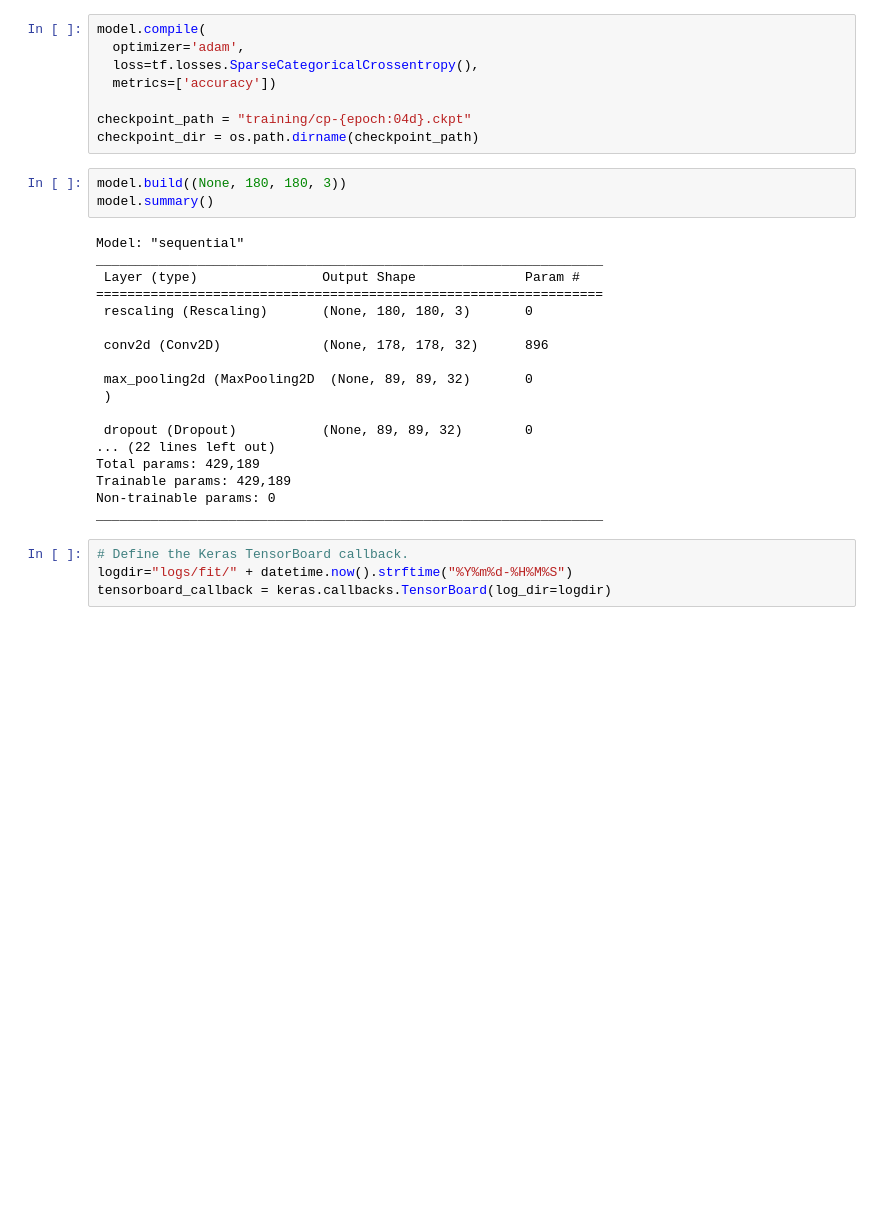
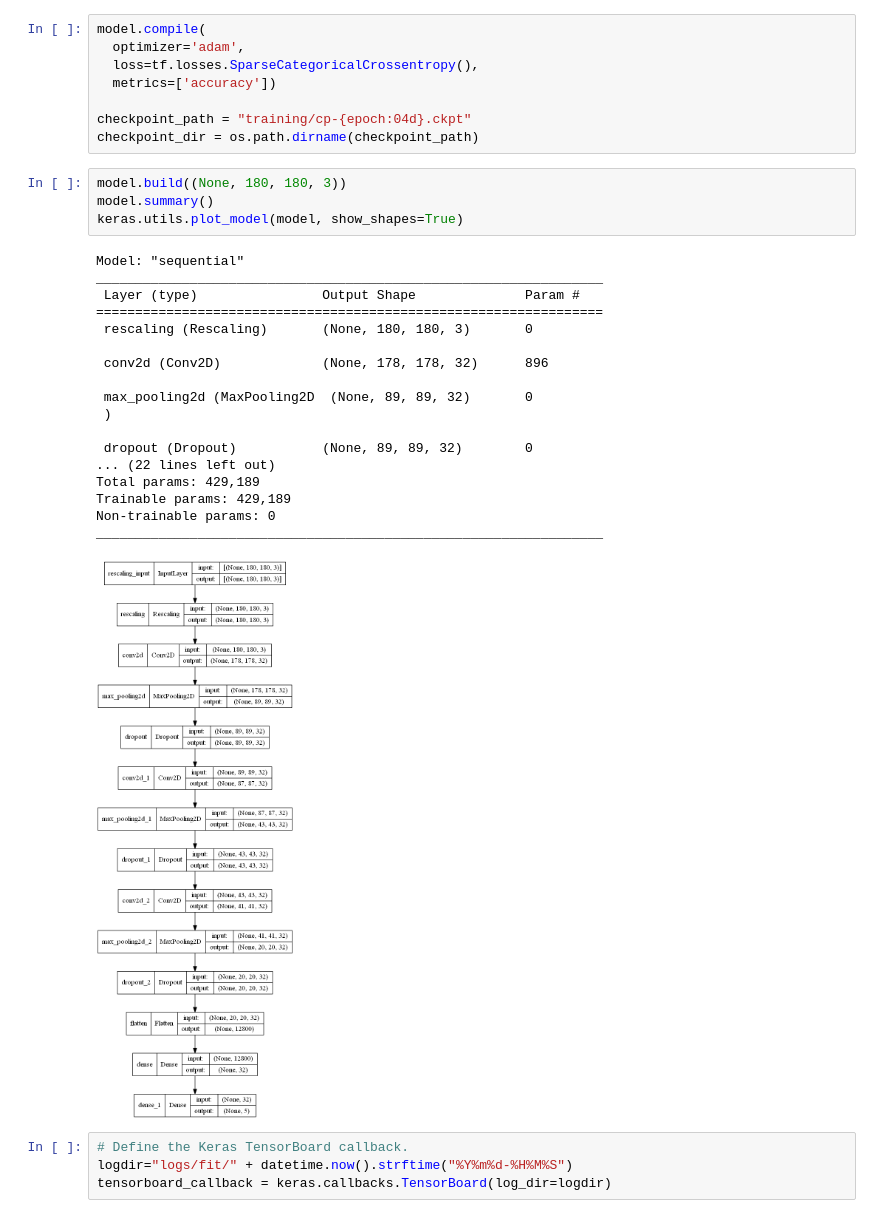
Before and after one commit to km229/leyenda_project, a Jupyter notebook: L1.ipynb, the cells around one changed output. Drawn from its saved outputs; the diff is of its cells as text; blank space fills up the shorter version.

```diff
--- a/L1.ipynb
+++ b/L1.ipynb
@@ -142,24 +142,26 @@ checkpoint_dir = os.path.dirname(checkpoint_path)
 # %%
 model.build((None, 180, 180, 3))
 model.summary()
+keras.utils.plot_model(model, show_shapes=True)
 # %% [output]
 Model: "sequential"
 _________________________________________________________________
  Layer (type)                Output Shape              Param #
 =================================================================
  rescaling (Rescaling)       (None, 180, 180, 3)       0
 
  conv2d (Conv2D)             (None, 178, 178, 32)      896
 
  max_pooling2d (MaxPooling2D  (None, 89, 89, 32)       0
  )
 
  dropout (Dropout)           (None, 89, 89, 32)        0
 ... (22 lines left out)
 Total params: 429,189
 Trainable params: 429,189
 Non-trainable params: 0
 _________________________________________________________________
+[figure, added]
 # %%
 # Define the Keras TensorBoard callback.
 logdir="logs/fit/" + datetime.now().strftime("%Y%m%d-%H%M%S")
```
Also changed, not shown: parts of 1 cell of this notebook.
